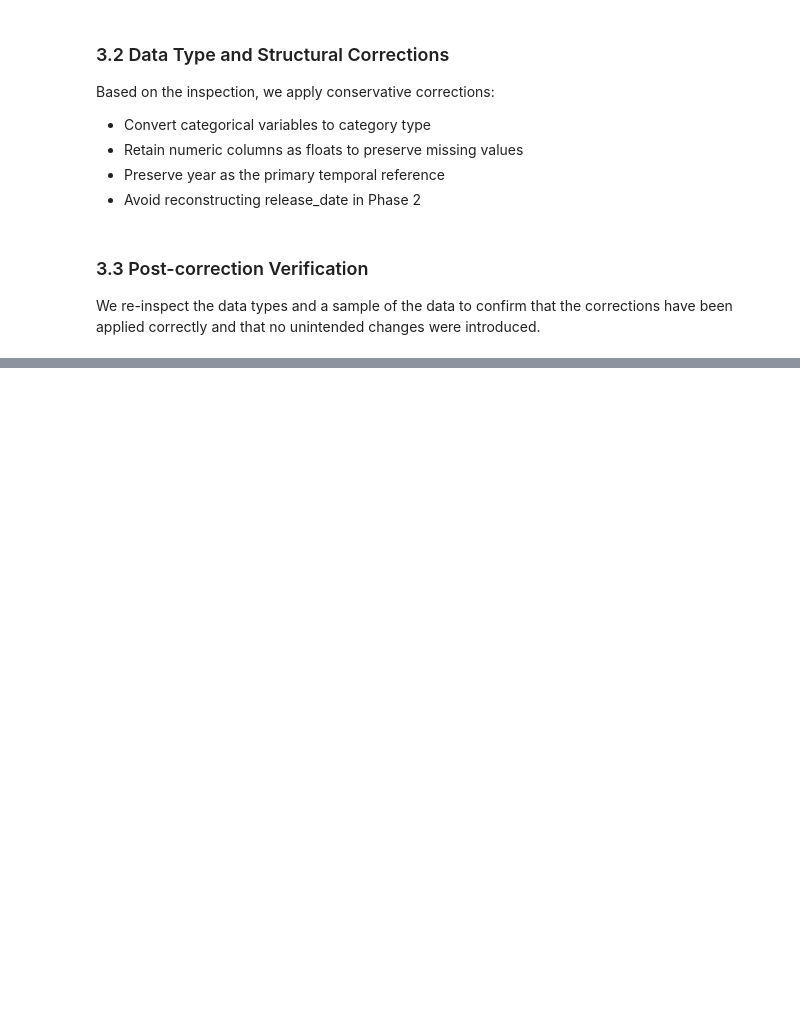
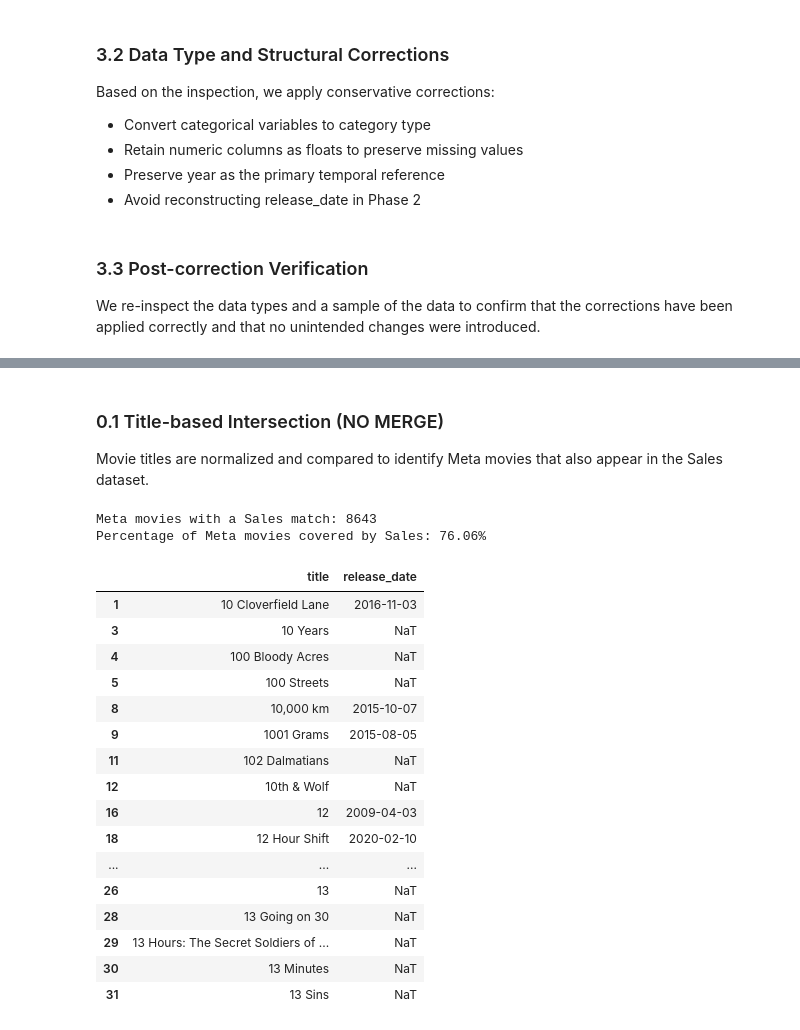
Before and after one commit to spaesey/ai-for-business-project, a Jupyter notebook: src/EDA/eda2.ipynb, the cells around one changed output, grey strips where cells are left out. Cells and saved outputs as stored; diff of their text form; code cells hidden in the pictures; blank space fills up the shorter version.

```diff
--- a/src/EDA/eda2.ipynb
+++ b/src/EDA/eda2.ipynb
@@ -542,0 +668,56 @@ sales_df.head(50)
+# %% [markdown]
+### 0.1 Title-based Intersection (NO MERGE)
+
+Movie titles are normalized and compared to identify Meta movies that
+also appear in the Sales dataset.
+# %%
+# Normalize titles
+meta_titles = (
+    meta_df['title']
+    .astype(str)
+    .str.lower()
+    .str.strip()
+)
+
+sales_titles = (
+    sales_df['title']
+    .astype(str)
+    .str.lower()
+    .str.strip()
+)
+
+# Create Sales title set
+sales_title_set = set(sales_titles.dropna())
+
+# Identify Meta titles that exist in Sales
+meta_in_sales_mask = meta_titles.isin(sales_title_set)
+
+# Summary
+print("Meta movies with a Sales match:", meta_in_sales_mask.sum())
+print(
+    "Percentage of Meta movies covered by Sales:",
+    f"{meta_in_sales_mask.mean() * 100:.2f}%"
+)
+
+# Inspect intersecting Meta rows
+meta_df.loc[meta_in_sales_mask, ['title', 'release_date']].head(20)
+# %% [output]
+Meta movies with a Sales match: 8643
+Percentage of Meta movies covered by Sales: 76.06%
+|  | title | release_date |
+| 1 | 10 Cloverfield Lane | 2016-11-03 |
+| 3 | 10 Years | NaT |
+| 4 | 100 Bloody Acres | NaT |
+| 5 | 100 Streets | NaT |
+| 8 | 10,000 km | 2015-10-07 |
+| 9 | 1001 Grams | 2015-08-05 |
+| 11 | 102 Dalmatians | NaT |
+| 12 | 10th & Wolf | NaT |
+| 16 | 12 | 2009-04-03 |
+| 18 | 12 Hour Shift | 2020-02-10 |
+| ... | ... | ... |
+| 26 | 13 | NaT |
+| 28 | 13 Going on 30 | NaT |
+| 29 | 13 Hours: The Secret Soldiers of ... | NaT |
+| 30 | 13 Minutes | NaT |
+| 31 | 13 Sins | NaT |
```
Also changed, not shown: parts of 19 cells of this notebook, 1 other file.
